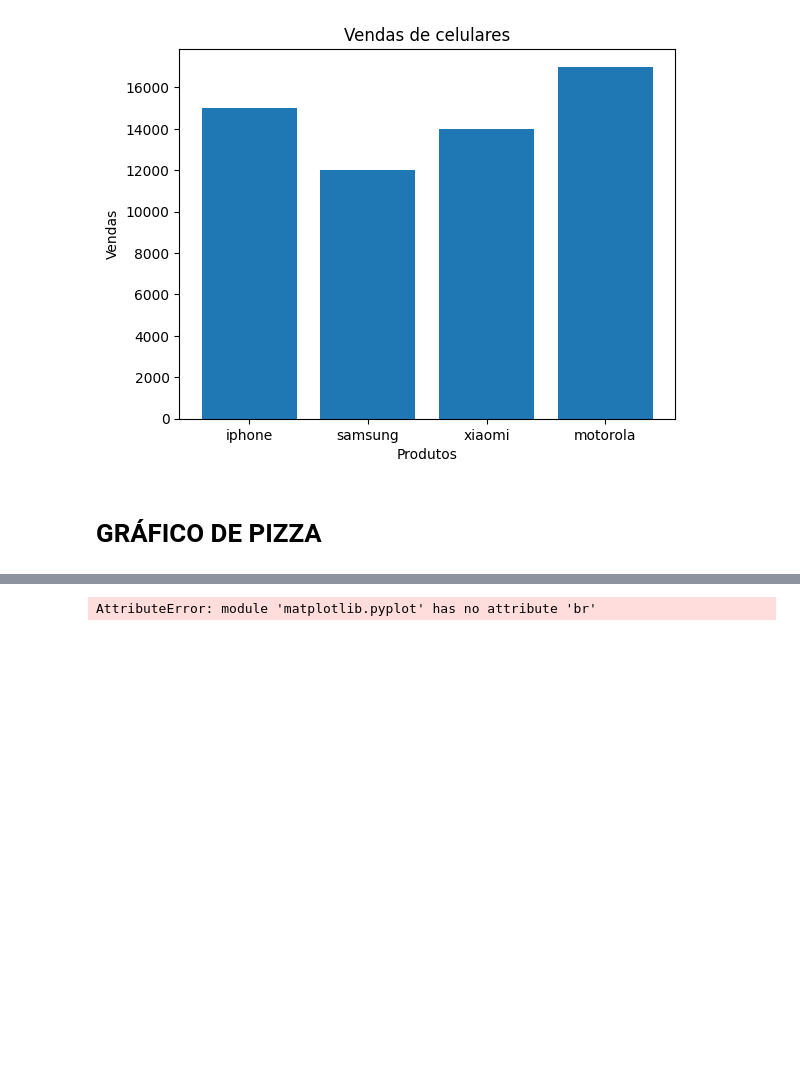
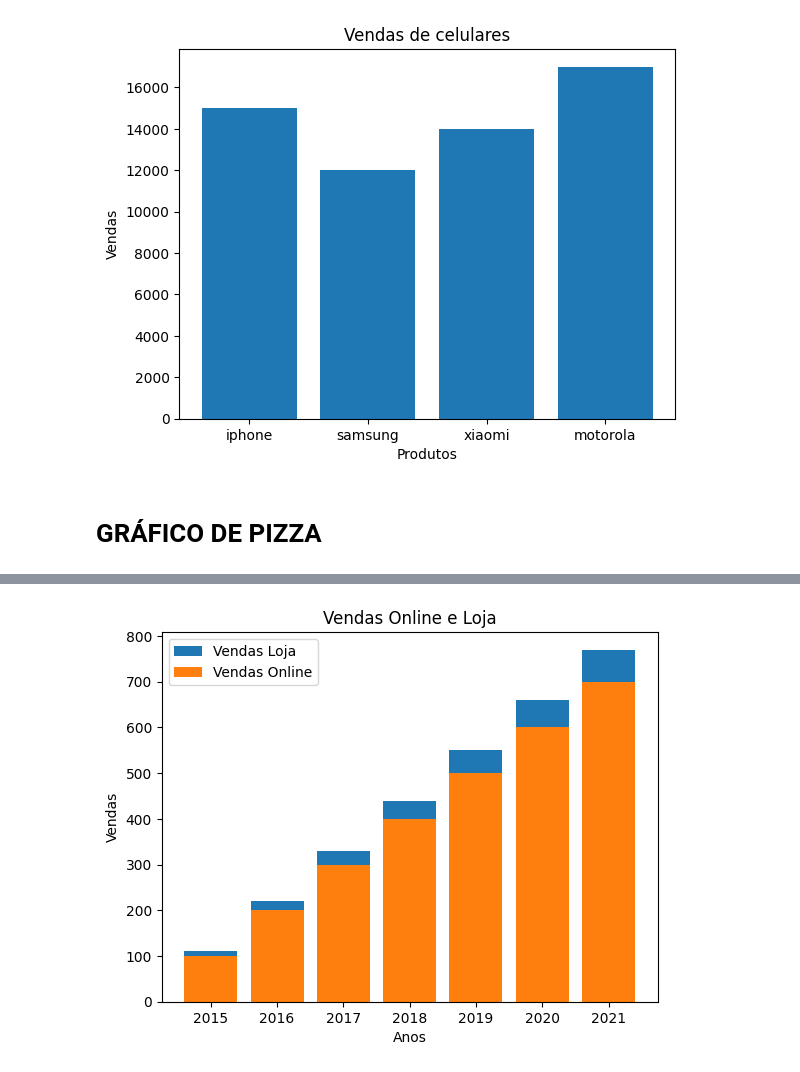
Before and after one commit to Afonso-eng/estudo_python, a Jupyter notebook: grafico_PO.ipynb, the cells around one changed output, grey strips where cells are left out. Drawn from its saved outputs; the diff is of its cells as text; code cells hidden in the pictures; blank space fills up the shorter version.

```diff
--- a/grafico_PO.ipynb
+++ b/grafico_PO.ipynb
@@ -57,9 +43,16 @@ ax.pie(quatidades, labels=categorias, autopct='%1.1f%%', explode=[0.1, 0, 0, 0,
 [figure]
-# %%
-lista=['iphone','ipad','ipod','macbook','macpro']
-valores=[100,200,300,400,500]
-import matplotlib.pyplot as plt
-plt.br(lista,valores,color='red')
-plt.legend()
-# %% [output]
-AttributeError: module 'matplotlib.pyplot' has no attribute 'br'
+# %%
+anos=[2015,2016,2017,2018,2019,2020,2021]
+vendas_online=[100,200,300,400,500,600,700]
+vendas_loja=[10,20,30,40,50,60,70]
+
+fig, ax = plt.subplots()
+ax.bar(anos,vendas_loja, label='Vendas Loja',bottom=vendas_online)
+ax.bar(anos,vendas_online, label='Vendas Online')
+ax.set_title('Vendas Online e Loja')
+ax.set_xlabel('Anos')
+ax.set_ylabel('Vendas')
+plt.legend()
+plt.show()
+# %% [output]
+[figure, added]
```
Also changed, not shown: parts of 1 cell of this notebook.
